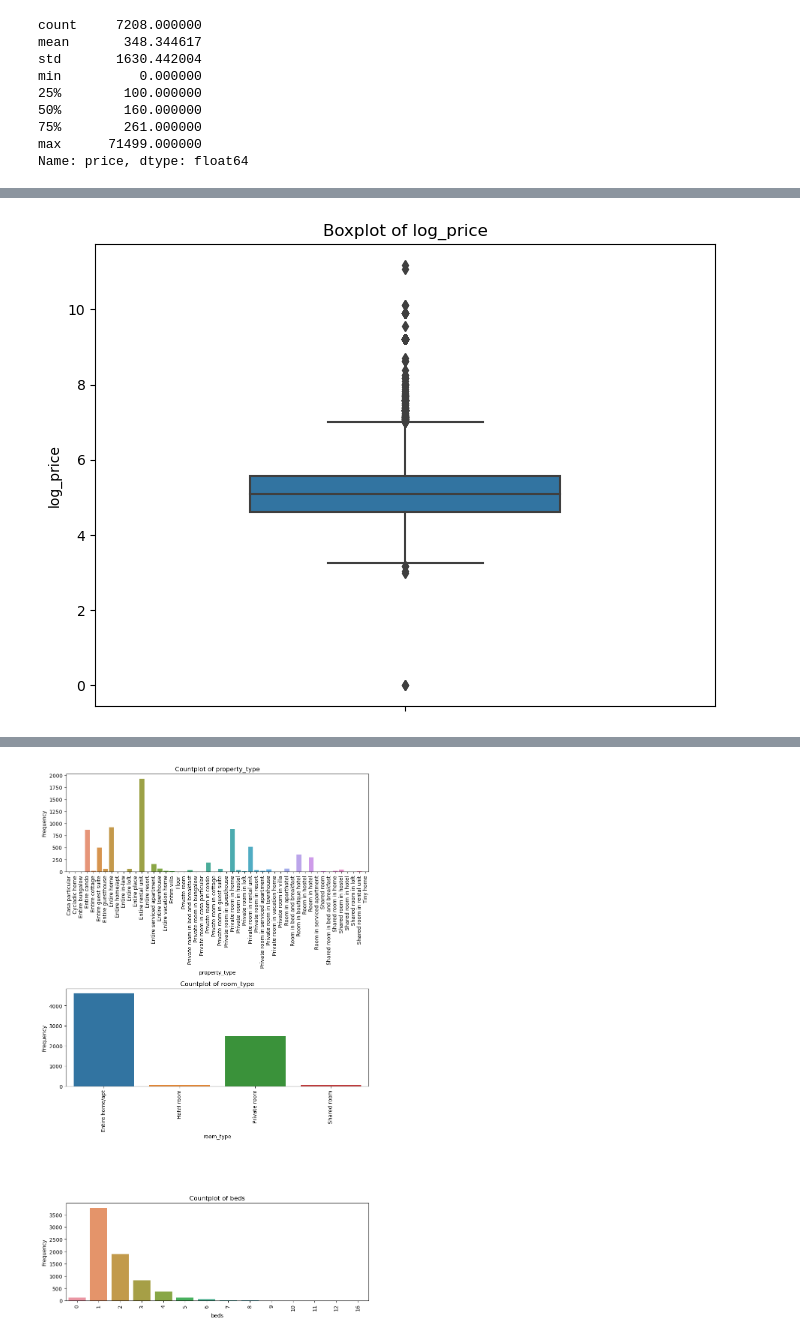
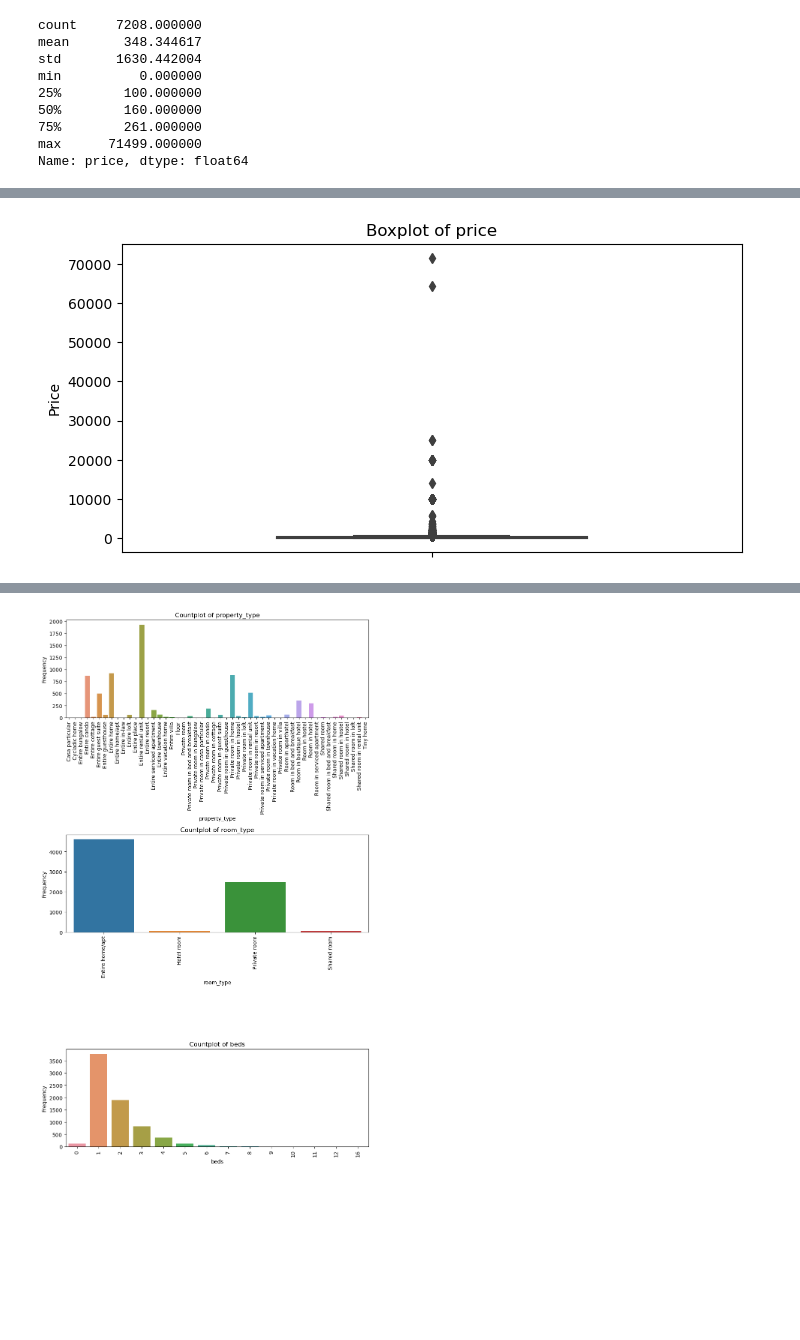
Before and after one commit to Belalsid94/Airbnb_Price_Rating_capstone, a Jupyter notebook: notebooks/Data_Wrangling&EDA.ipynb, the cells around one changed output, grey strips where cells are left out. Cells and saved outputs as stored; diff of their text form; code cells hidden in the pictures; blank space fills up the shorter version.

```diff
--- a/notebooks/Data_Wrangling&EDA.ipynb
+++ b/notebooks/Data_Wrangling&EDA.ipynb
@@ -121,13 +120,6 @@ dtype: object
 # %%
 # clean 'price' column, and change its data type
 df['price'] = df['price'].str.replace('$','').str.replace(',','').astype('float')
-# %%
-# change 'host_since' to show duration instead of dates
-df['host_since'] = pd.to_datetime(df['host_since'])
-df['host_duration_days'] = (datetime.now() - df['host_since']).dt.days
-
-# drop the original 'host_since' column
-df = df.drop(columns=['host_since'])
 # %%
 # change data type of categorical columns
 df[['property_type', 'room_type']] = df[['property_type', 'room_type']].astype('category')
@@ -201,9 +183,9 @@ plt.show()
 # %%
 # boxplot of target column
-plt.figure(figsize=(8, 6))
-sns.boxplot(data=df, y='log_price', orient='vertical', width=0.5)
-plt.title('Boxplot of log_price')
-plt.ylabel('log_price')
+plt.figure(figsize=(8, 4))
+sns.boxplot(data=df, y='price', orient='vertical', width=0.5)
+plt.title('Boxplot of price')
+plt.ylabel('Price')
 plt.show()
 # %% [output]
-[figure, old version]
+[figure, new version]
```
Also changed, not shown: parts of 17 cells of this notebook, 3 other files.
